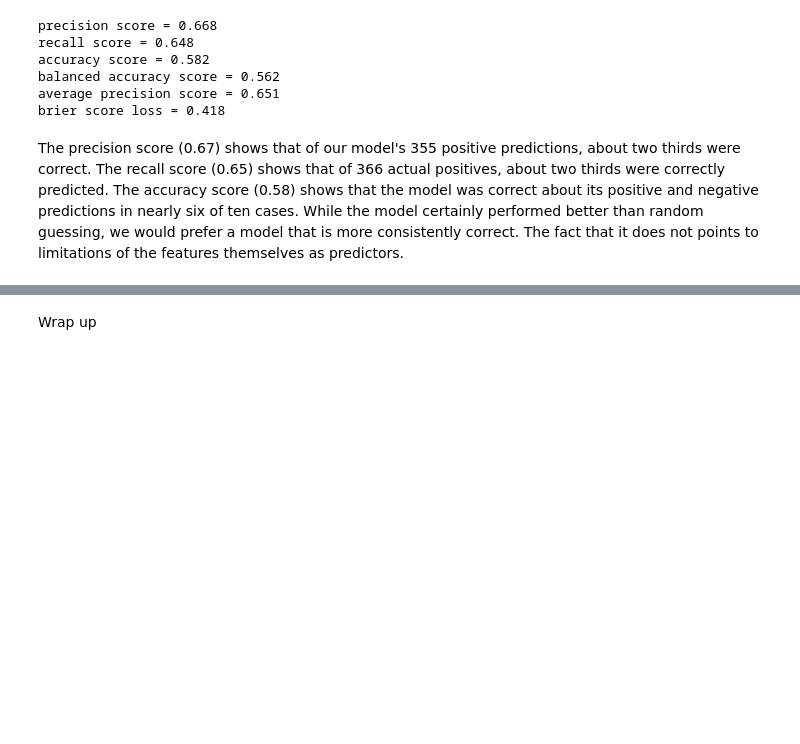
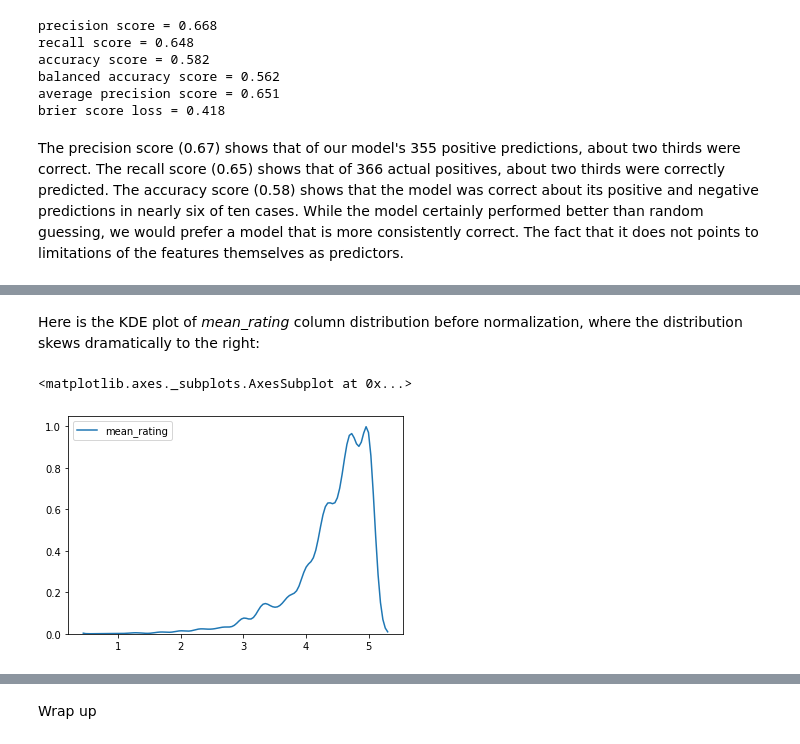
Before and after one commit to pelorenz/data-science-410, a Jupyter notebook: PeterLorenz-M03.ipynb, the cells around one changed output, grey strips where cells are left out. Cells and saved outputs as stored; diff of their text form; code cells hidden in the pictures; blank space fills up the shorter version.

```diff
--- a/PeterLorenz-M03.ipynb
+++ b/PeterLorenz-M03.ipynb
@@ -958,0 +1018,7 @@ The precision score (0.67) shows that of our model's 355 positive predictions, a
+# %% [markdown]
+Here is the KDE plot of *mean_rating* column distribution before normalization, where the distribution skews dramatically to the right:
+# %%
+sns.kdeplot(recipes['mean_rating'], bw = 0.1)
+# %% [output]
+<matplotlib.axes._subplots.AxesSubplot at 0x...>
+[figure, added]
```
Also changed, not shown: parts of 18 cells of this notebook.
